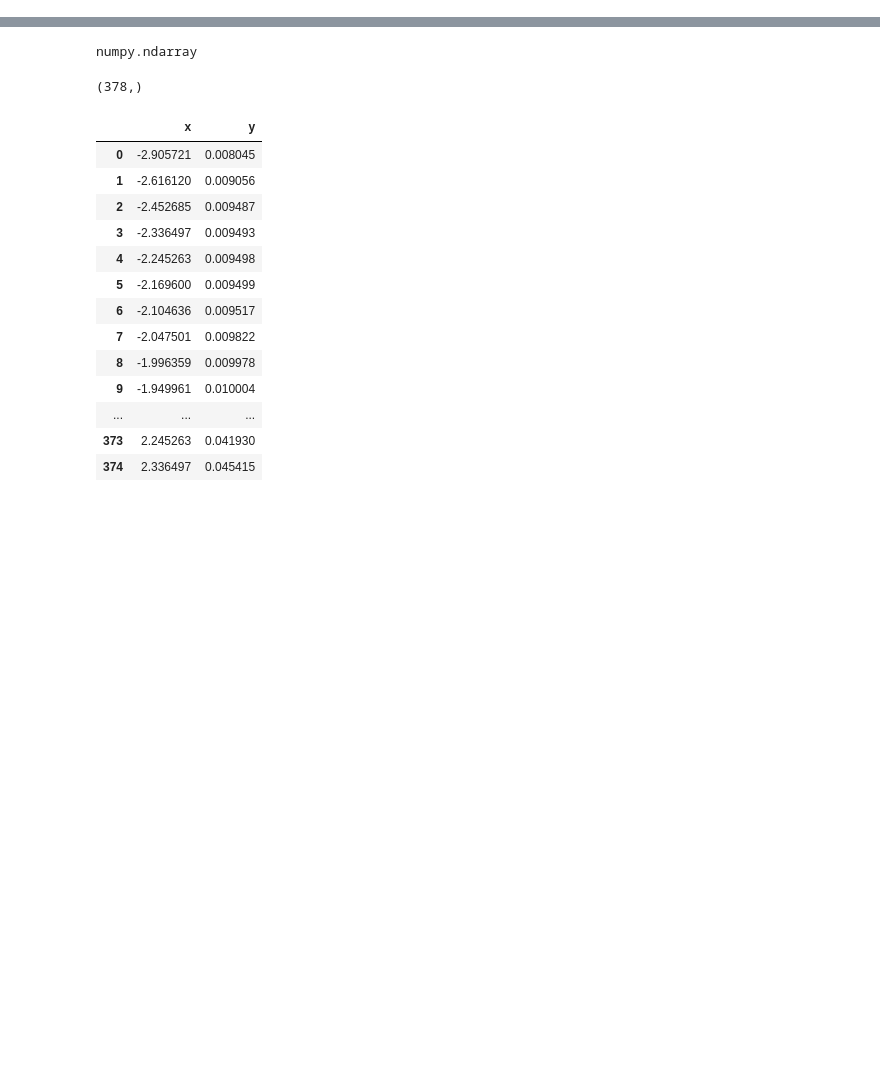
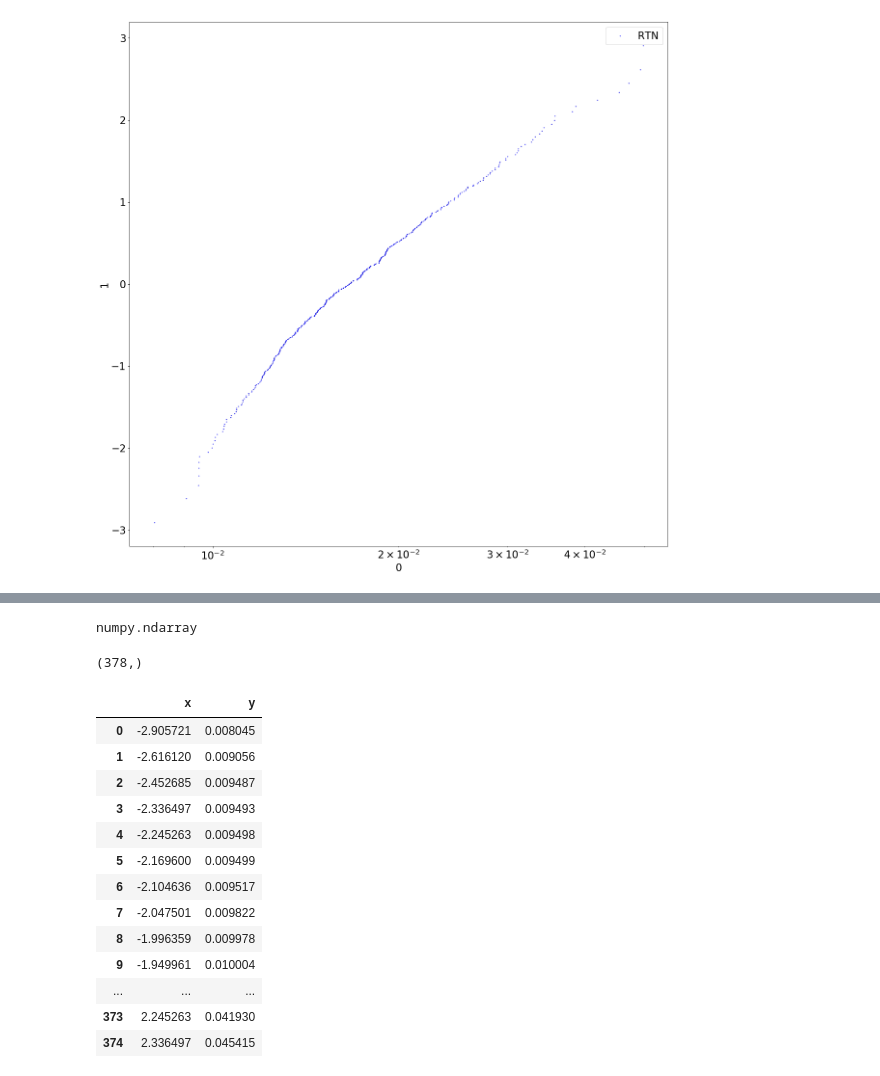
Before and after one commit to adshidtadka/random_telegraph_noise, a Jupyter notebook: apprecation/qqplot_wid_rtn_xscale.ipynb, the cells around one changed output, grey strips where cells are left out. Cells and saved outputs as stored; diff of their text form; code cells hidden in the pictures; blank space fills up the shorter version.

```diff
--- a/apprecation/qqplot_wid_rtn_xscale.ipynb
+++ b/apprecation/qqplot_wid_rtn_xscale.ipynb
@@ -161,0 +66,2 @@ ValueError: DataFrame constructor not properly called!
+# %%
+	rtn_pp_arr = np.c_[rtn_pp[0][1], rtn_pp[0][0]]
@@ -161,0 +88,2 @@ ValueError: DataFrame constructor not properly called!
+# %%
+df = pd.DataFrame(rtn_pp_arr)
@@ -161,0 +111,10 @@ ValueError: DataFrame constructor not properly called!
+# %%
+fig, ax = plt.subplots()
+plt.xscale("log")
+df.plot.scatter(0,1, s=1, label='RTN', ax=ax, color='blue', figsize=(20,20))
+
+for k, v in df.iterrows():
+             ax.annotate(k,xy=(v[0],v[1]),size=0.5, fontsize=1)
+plt.savefig("./hoge.pdf")
+# %% [output]
+[figure, added]
```
Also changed, not shown: parts of 8 cells of this notebook, 5 other files.
